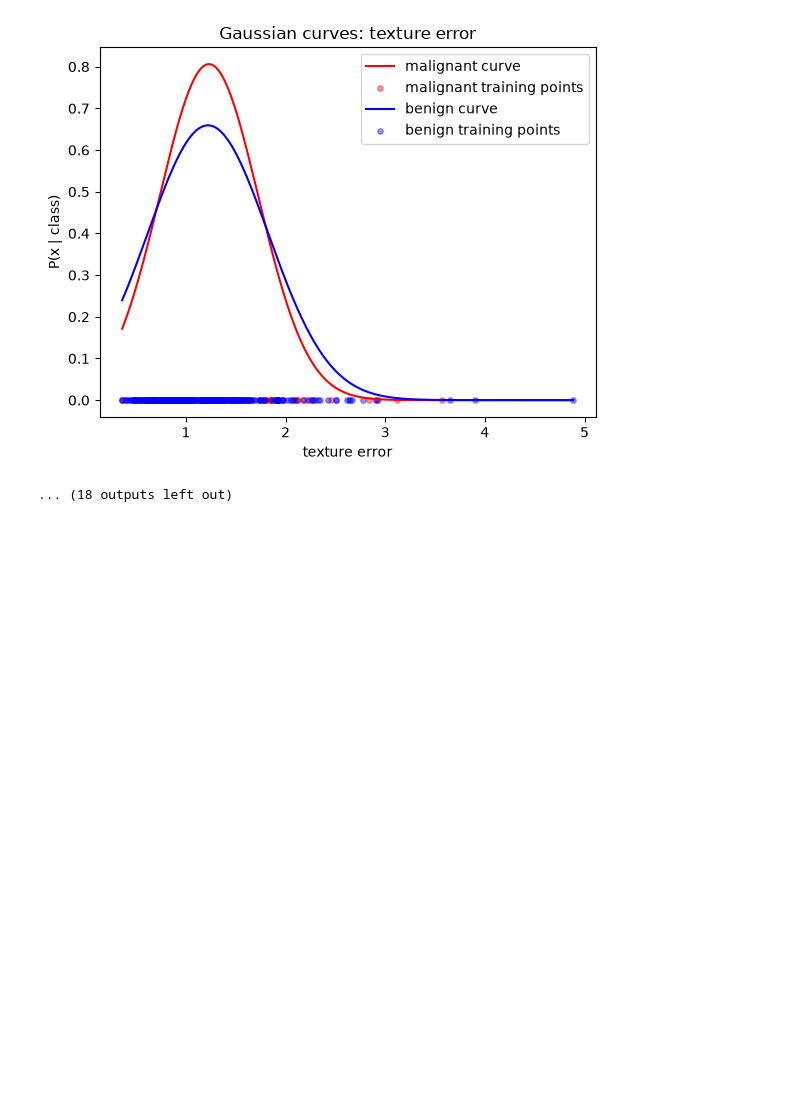
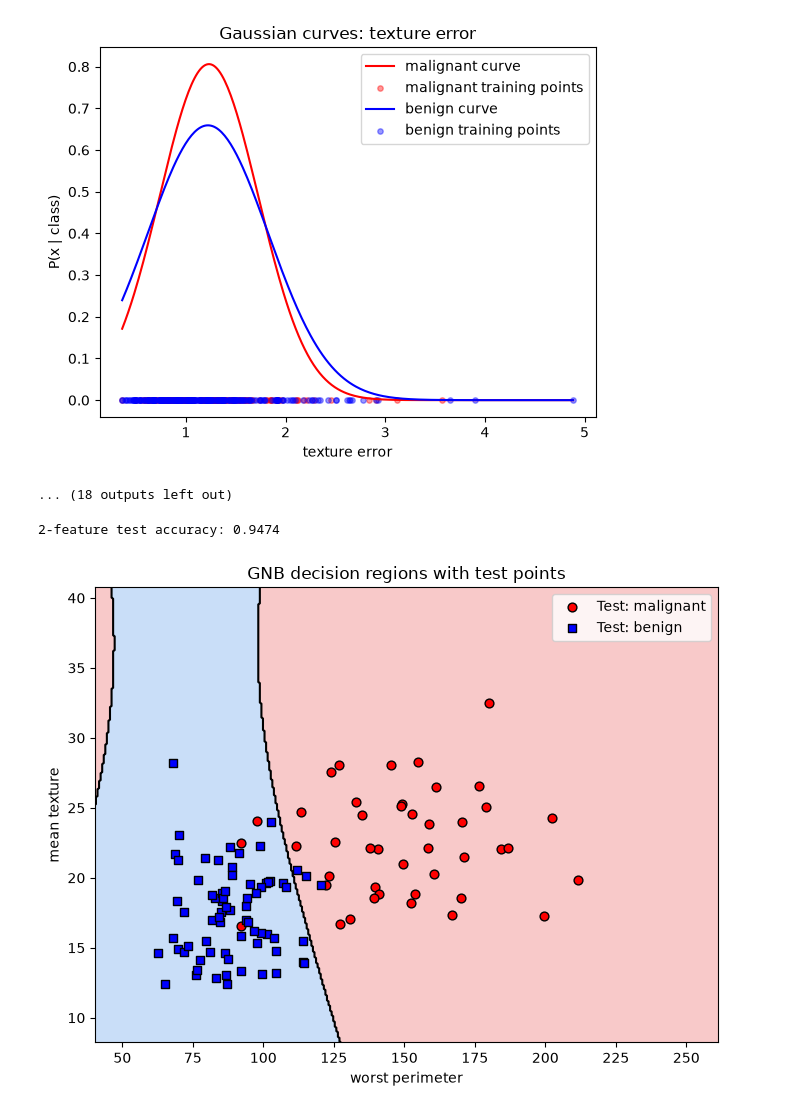
Before and after one commit to Jana-ctrl-s/Gaussian-Naive-Bayes-from-Scratch, a Jupyter notebook: GNB_20240759_20240650.ipynb, the cells around one changed output. Cells and saved outputs as stored; diff of their text form; code cells hidden in the pictures; blank space fills up the shorter version.

```diff
--- a/GNB_20240759_20240650.ipynb
+++ b/GNB_20240759_20240650.ipynb
@@ -377,0 +540,26 @@ for j in range(30):                      # one figure for each of the 30 feature
+# %%
+f1_name, f2_name = "worst perimeter", "mean texture"
+f1, f2 = list(feature_names).index(f1_name), list(feature_names).index(f2_name)
+
+X2_train, X2_test = X_train[:, [f1, f2]], X_test[:, [f1, f2]]
+gnb2 = GaussianNaiveBayes(var_smoothing=1e-9).fit(X2_train, y_train)
+print("2-feature test accuracy:", round(accuracy(y_test, gnb2.predict(X2_test)), 4))
+
+pad1 = 0.05 * np.ptp(X[:, f1]); pad2 = 0.05 * np.ptp(X[:, f2])
+xx, yy = np.meshgrid(np.linspace(X[:, f1].min()-pad1, X[:, f1].max()+pad1, 400),
+                     np.linspace(X[:, f2].min()-pad2, X[:, f2].max()+pad2, 400))
+grid = np.c_[xx.ravel(), yy.ravel()]
+Z = gnb2.predict(grid).reshape(xx.shape)
+
+fig, ax = plt.subplots(figsize=(7, 5.5))
+ax.contourf(xx, yy, Z, levels=[-0.5, 0.5, 1.5], colors=["#f4a6a6", "#a6c8f4"], alpha=0.6)
+ax.contour(xx, yy, Z, levels=[0.5], colors="k", linewidths=1.5)
+for c, col, mk in zip(gnb2.classes_, ["red", "blue"], ["o", "s"]):
+    pts = X2_test[y_test == c]
+    ax.scatter(pts[:, 0], pts[:, 1], c=col, marker=mk, edgecolor="k", s=40, label=f"Test: {class_names[c]}")
+ax.set_xlabel(f1_name); ax.set_ylabel(f2_name)
+ax.set_title("GNB decision regions with test points")
+ax.legend(); plt.tight_layout(); plt.show()
+# %% [output]
+2-feature test accuracy: 0.9474
+[figure, added]
```
Also changed, not shown: parts of 11 cells of this notebook.
